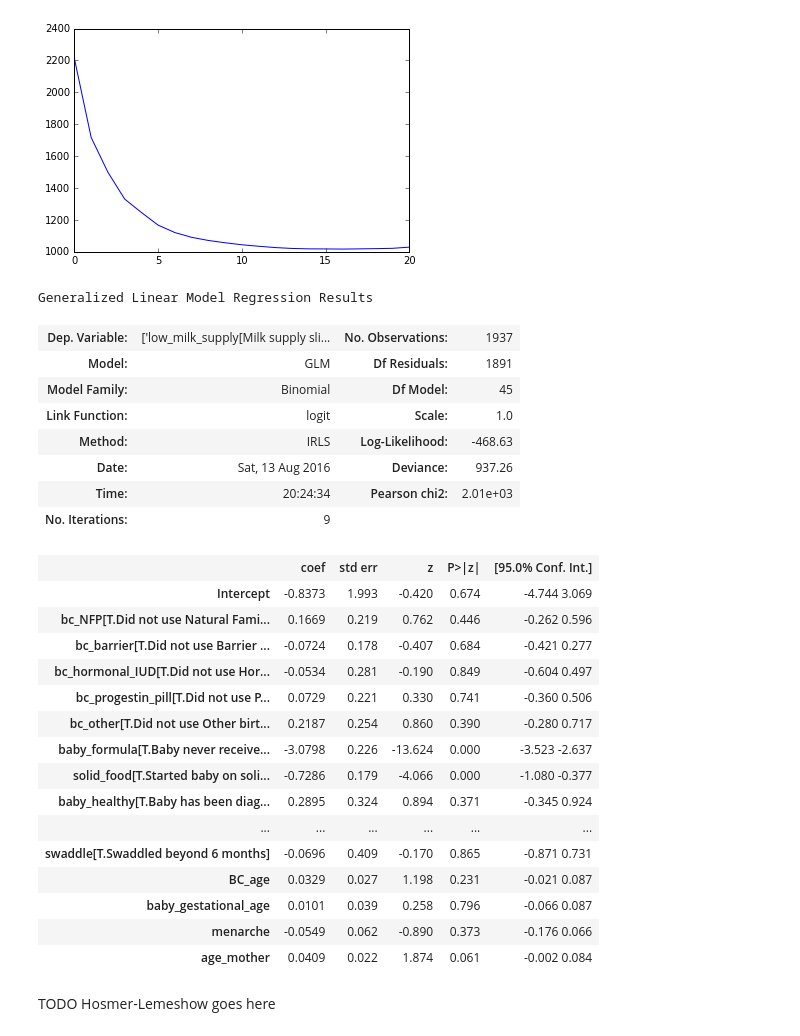
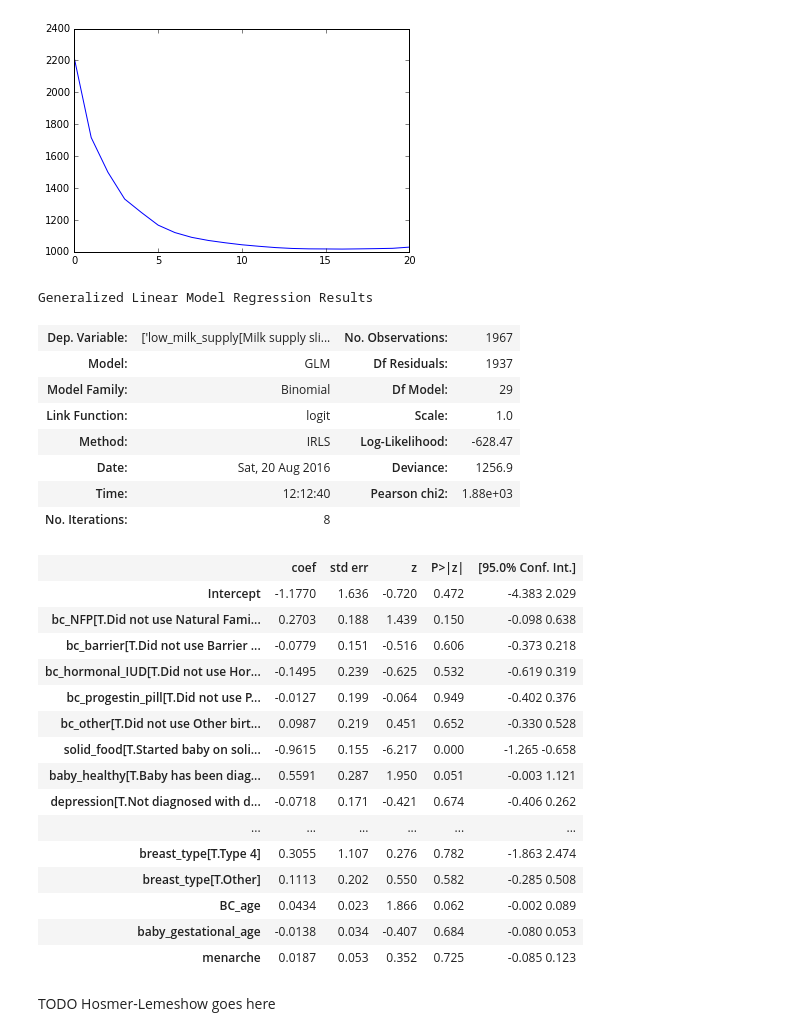
Before and after one commit to timcsimmons/barton-bfsurvey-2013, a Jupyter notebook: analysis.ipynb, the cells around one changed output. Drawn from its saved outputs; the diff is of its cells as text; code cells hidden in the pictures.

```diff
--- a/analysis.ipynb
+++ b/analysis.ipynb
@@ -448,20 +451,24 @@ class ForwardSelector:
 
         self.history = []
 
-    def _aic(self, formula):
-        return smf.glm(formula=formula, data=survey, family=sm.families.Binomial()).fit().aic
+    def _model(self, formula):
+        return smf.glm(formula=formula, data=survey, family=sm.families.Binomial()).fit()
 
     def step(self):
         fml = self.fml + ' + {}'
 
-        aic = [(self._aic(fml.format(p)), p) for p in self.predictors]
+        aic = []
+        for p in self.predictors:
+            model = self._model(fml.format(p))
+            aic.append((model.aic, model.df_model, model.llf, p))
+
         aic.sort()
 
         best = aic[0]
 
         self.history.append(best)
-        self.fml = self.fml + ' + ' + best[1]
-        self.predictors.remove(best[1])
+        self.fml = self.fml + ' + ' + best[-1]
+        self.predictors.remove(best[-1])
 
     def select(self):
         while len(self.predictors) > 0:
@@ -469,6 +476,14 @@ class ForwardSelector:
                 self.step()
             except:
                 return
+
+    def summary(self):
+        st = pd.DataFrame(fs.history, columns=['aic', 'df', 'LL', 'variable'])
+        st['LLd'] = 2*st.LL.diff()
+        st['dfd'] = st.df.diff()
+        st['p-value'] = stats.chi2.sf(st.LLd, st.dfd)
+        st['p-value'] = np.round(st['p-value'] * 1000) / 1000
+        return st
 # %%
 # Demographics were not that important as univariate predictors
 demographics = []
@@ -508,3 +523,4 @@ formula = 'low_milk_supply ~ ' + ' + '.join(demographics + exposures)
 # %%
 fs = ForwardSelector(formula, covariates)
 fs.select()
+result = fs.summary()
@@ -535,34 +550,35 @@ selection_table.aic.plot()
 <matplotlib.axes._subplots.AxesSubplot at 0x...>
 [figure]
 # %%
-model = smf.glm(formula=fs.fml, data=survey, family=sm.families.Binomial()).fit()
+selected_formula = formula + ' + ' + ' + '.join(result[result['p-value'] < 0.05].variable)
+model = smf.glm(formula=selected_formula, data=survey, family=sm.families.Binomial()).fit()
 model.summary()
 # %% [output]
 Generalized Linear Model Regression Results
-| Dep. Variable: | ['low_milk_supply[Milk supply sli... | No. Observations: | 1937 |
-| Model: | GLM | Df Residuals: | 1891 |
-| Model Family: | Binomial | Df Model: | 45 |
+| Dep. Variable: | ['low_milk_supply[Milk supply sli... | No. Observations: | 1967 |
+| Model: | GLM | Df Residuals: | 1937 |
+| Model Family: | Binomial | Df Model: | 29 |
 | Link Function: | logit | Scale: | 1.0 |
-| Method: | IRLS | Log-Likelihood: | -468.63 |
-| Date: | Sat, 13 Aug 2016 | Deviance: | 937.26 |
-| Time: | 20:24:34 | Pearson chi2: | 2.01e+03 |
-| No. Iterations: | 9 |  |  |
+| Method: | IRLS | Log-Likelihood: | -628.47 |
+| Date: | Sat, 20 Aug 2016 | Deviance: | 1256.9 |
+| Time: | 12:12:40 | Pearson chi2: | 1.88e+03 |
+| No. Iterations: | 8 |  |  |
 |  | coef | std err | z | P>|z| | [95.0% Conf. Int.] |
-| Intercept | -0.8373 | 1.993 | -0.420 | 0.674 | -4.744 3.069 |
-| bc_NFP[T.Did not use Natural Fami... | 0.1669 | 0.219 | 0.762 | 0.446 | -0.262 0.596 |
-| bc_barrier[T.Did not use Barrier ... | -0.0724 | 0.178 | -0.407 | 0.684 | -0.421 0.277 |
-| bc_hormonal_IUD[T.Did not use Hor... | -0.0534 | 0.281 | -0.190 | 0.849 | -0.604 0.497 |
-| bc_progestin_pill[T.Did not use P... | 0.0729 | 0.221 | 0.330 | 0.741 | -0.360 0.506 |
-| bc_other[T.Did not use Other birt... | 0.2187 | 0.254 | 0.860 | 0.390 | -0.280 0.717 |
-| baby_formula[T.Baby never receive... | -3.0798 | 0.226 | -13.624 | 0.000 | -3.523 -2.637 |
-| solid_food[T.Started baby on soli... | -0.7286 | 0.179 | -4.066 | 0.000 | -1.080 -0.377 |
-| baby_healthy[T.Baby has been diag... | 0.2895 | 0.324 | 0.894 | 0.371 | -0.345 0.924 |
+| Intercept | -1.1770 | 1.636 | -0.720 | 0.472 | -4.383 2.029 |
+| bc_NFP[T.Did not use Natural Fami... | 0.2703 | 0.188 | 1.439 | 0.150 | -0.098 0.638 |
+| bc_barrier[T.Did not use Barrier ... | -0.0779 | 0.151 | -0.516 | 0.606 | -0.373 0.218 |
+| bc_hormonal_IUD[T.Did not use Hor... | -0.1495 | 0.239 | -0.625 | 0.532 | -0.619 0.319 |
+| bc_progestin_pill[T.Did not use P... | -0.0127 | 0.199 | -0.064 | 0.949 | -0.402 0.376 |
+| bc_other[T.Did not use Other birt... | 0.0987 | 0.219 | 0.451 | 0.652 | -0.330 0.528 |
+| solid_food[T.Started baby on soli... | -0.9615 | 0.155 | -6.217 | 0.000 | -1.265 -0.658 |
+| baby_healthy[T.Baby has been diag... | 0.5591 | 0.287 | 1.950 | 0.051 | -0.003 1.121 |
+| depression[T.Not diagnosed with d... | -0.0718 | 0.171 | -0.421 | 0.674 | -0.406 0.262 |
 | ... | ... | ... | ... | ... | ... |
-| swaddle[T.Swaddled beyond 6 months] | -0.0696 | 0.409 | -0.170 | 0.865 | -0.871 0.731 |
-| BC_age | 0.0329 | 0.027 | 1.198 | 0.231 | -0.021 0.087 |
-| baby_gestational_age | 0.0101 | 0.039 | 0.258 | 0.796 | -0.066 0.087 |
-| menarche | -0.0549 | 0.062 | -0.890 | 0.373 | -0.176 0.066 |
-| age_mother | 0.0409 | 0.022 | 1.874 | 0.061 | -0.002 0.084 |
+| breast_type[T.Type 4] | 0.3055 | 1.107 | 0.276 | 0.782 | -1.863 2.474 |
+| breast_type[T.Other] | 0.1113 | 0.202 | 0.550 | 0.582 | -0.285 0.508 |
+| BC_age | 0.0434 | 0.023 | 1.866 | 0.062 | -0.002 0.089 |
+| baby_gestational_age | -0.0138 | 0.034 | -0.407 | 0.684 | -0.080 0.053 |
+| menarche | 0.0187 | 0.053 | 0.352 | 0.725 | -0.085 0.123 |
 # %% [markdown]
 TODO Hosmer-Lemeshow goes here
 # %% [markdown]
```
Also changed, not shown: parts of 4 cells of this notebook.
